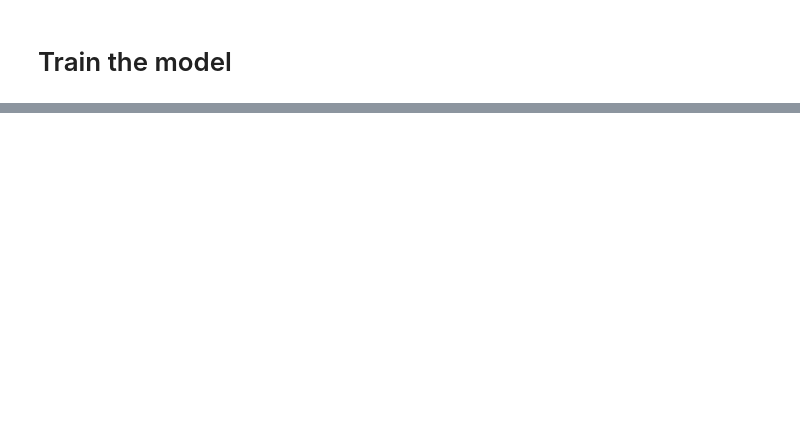
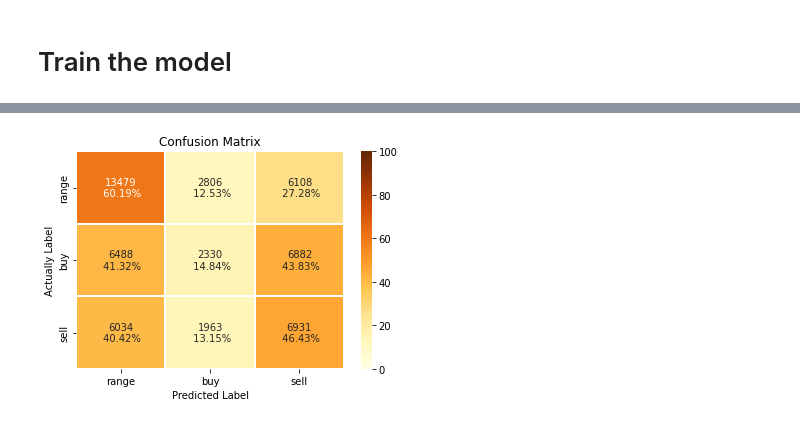
Before and after one commit to Ilia-Abolhasani/forex-price-prediction, a Jupyter notebook: Code.ipynb, the cells around one changed output, grey strips where cells are left out. Cells and saved outputs as stored; diff of their text form; code cells hidden in the pictures; blank space fills up the shorter version.

```diff
--- a/Code.ipynb
+++ b/Code.ipynb
@@ -240,0 +355,4 @@ Epoch 1/100
+# %%
+y_pred = model.predict(x_val).squeeze().argmax(axis=1)
+show_confusion_matrix(y_val.argmax(axis=1), y_pred, LABELS=["range", "buy", "sell"])
+# %% [output]
@@ -240,0 +360 @@ Epoch 1/100
+[figure, added]
```
Also changed, not shown: parts of 14 cells of this notebook.
